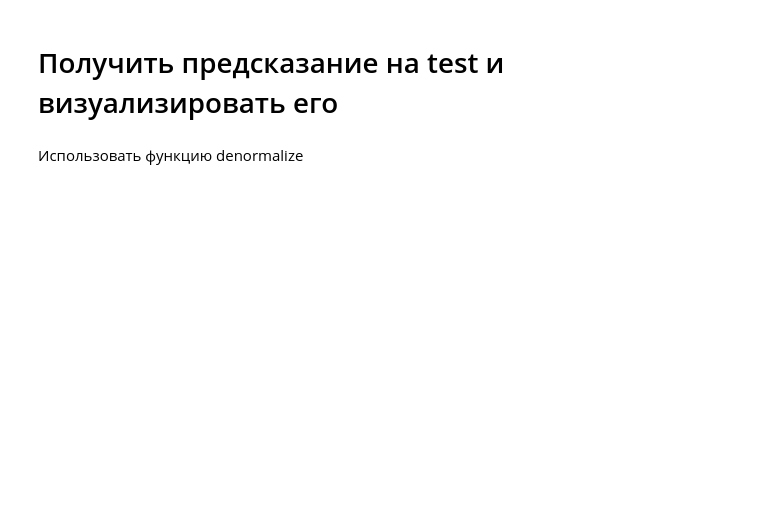
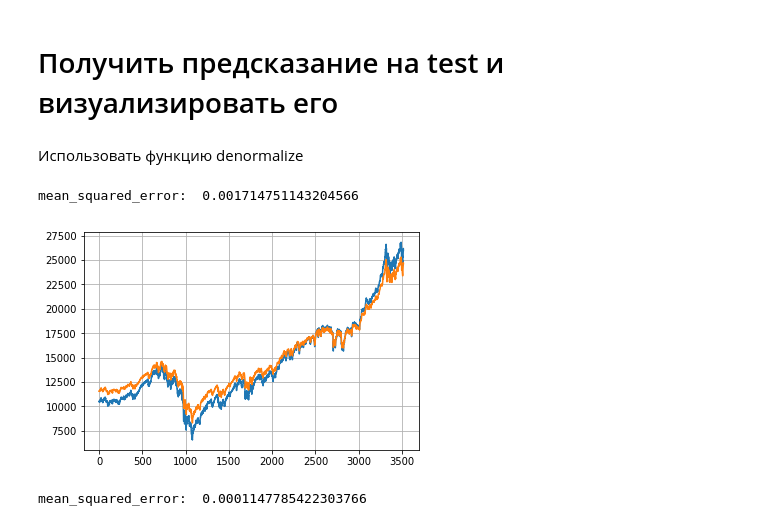
Before and after one commit to axreldable/tech_ml_intro, a Jupyter notebook: lesson_8/Lecture_8/examples/KerasDJIRegression_task.ipynb, the cells around one changed output. Saved outputs shown, nothing was run; the diff lists cells and outputs as text; code cells hidden in the pictures; blank space fills up the shorter version.

```diff
--- a/lesson_8/Lecture_8/examples/KerasDJIRegression_task.ipynb
+++ b/lesson_8/Lecture_8/examples/KerasDJIRegression_task.ipynb
@@ -68,0 +77,11 @@ y_test = scaler.fit_transform(df_test['Close'].as_matrix().reshape(-1,1))
+# %%
+def deep_model():
+    # create model
+    model = Sequential()
+    model.add(Dense(1, kernel_initializer='normal', activation='linear', input_shape=(3,)))
+    model.add(Dense(100, input_dim=1, kernel_initializer='normal', activation='sigmoid'))
+    model.add(Dense(100, input_dim=100, kernel_initializer='normal', activation='sigmoid'))
+    model.add(Dense(1, activation='linear', kernel_initializer='normal'))
+    # Compile model
+    model.compile(loss='mean_squared_error', optimizer='adamax')
+    return model
@@ -72,3 +142,16 @@ y_test = scaler.fit_transform(df_test['Close'].as_matrix().reshape(-1,1))
 # Получить предсказание на test и визуализировать его
 # %% [markdown]
 Использовать функцию denormalize
+# %%
+pred_linear = reg_model_linear.predict(X_test)
+# %%
+print('mean_squared_error: ', mean_squared_error(y_test, pred_linear))
+# %% [output]
+mean_squared_error:  0.001714751143204566
+# %%
+plt.plot(range(y_test.shape[0]), df_test['Close'])
+plt.plot(range(pred_linear.shape[0]), denormalize(df_test, pred_linear))
+plt.grid()
+plt.show()
+# %% [output]
+[figure, added]
@@ -74,0 +160,4 @@ y_test = scaler.fit_transform(df_test['Close'].as_matrix().reshape(-1,1))
+# %%
+print('mean_squared_error: ', mean_squared_error(y_test, pred))
+# %% [output]
+mean_squared_error:  0.0001147785422303766
```
Also changed, not shown: parts of 10 cells of this notebook, 3 other files.
